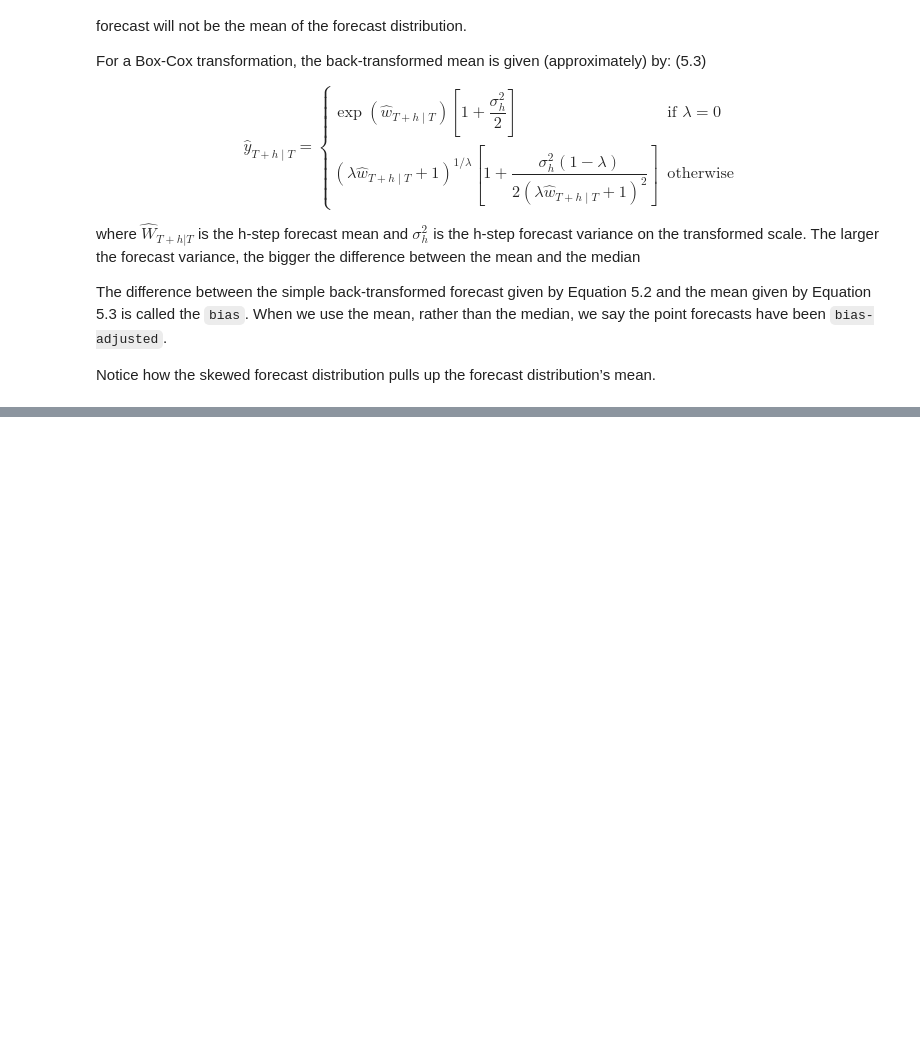
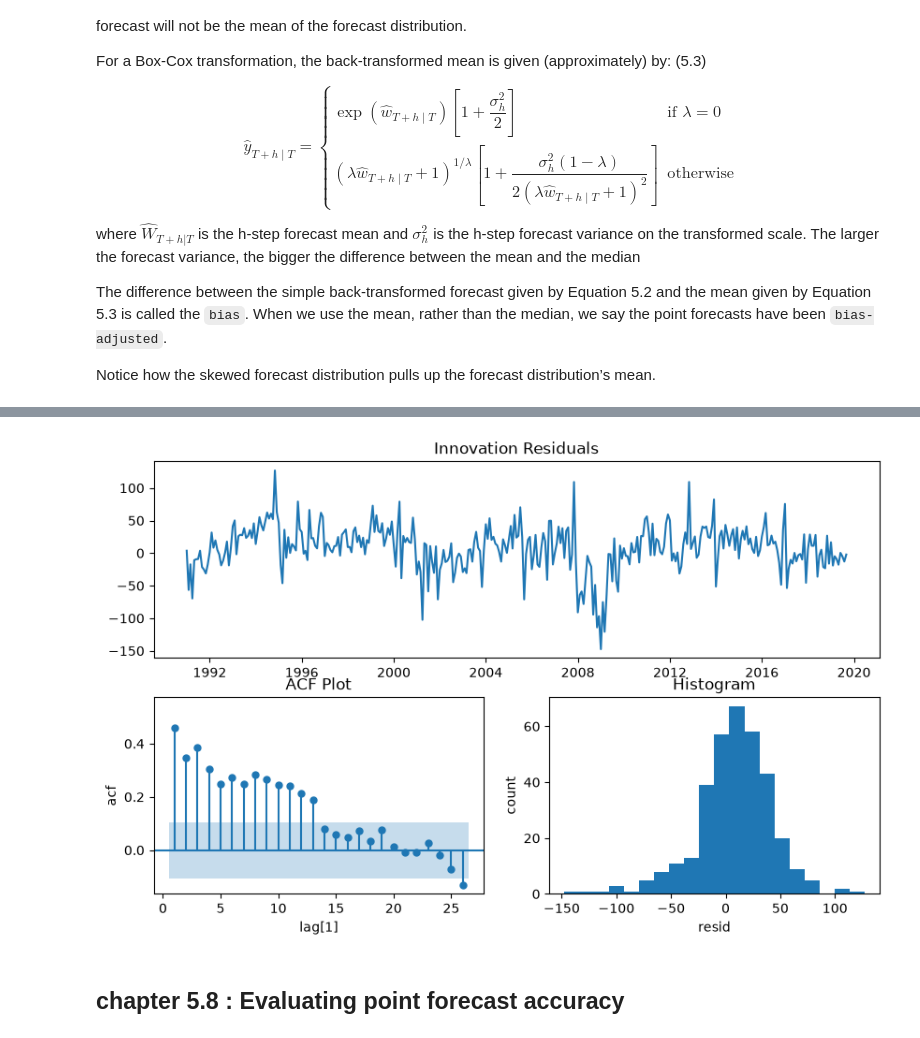
Before and after one commit to Minajamfum/forecasting, a Jupyter notebook: chapter5.ipynb, the cells around one changed output, grey strips where cells are left out. Cells and saved outputs as stored; diff of their text form; code cells hidden in the pictures; blank space fills up the shorter version.

Commit message:
chapter 5.7

```diff
--- a/chapter5.ipynb
+++ b/chapter5.ipynb
@@ -604,0 +681,6 @@ Notice how the skewed forecast distribution pulls up the forecast distribution
+# %%
+plot_diagnostics(fitted)
+# %% [output]
+[figure, added]
+# %% [markdown]
+## chapter 5.8 : Evaluating point forecast accuracy
```
Also changed, not shown: parts of 9 cells of this notebook.
